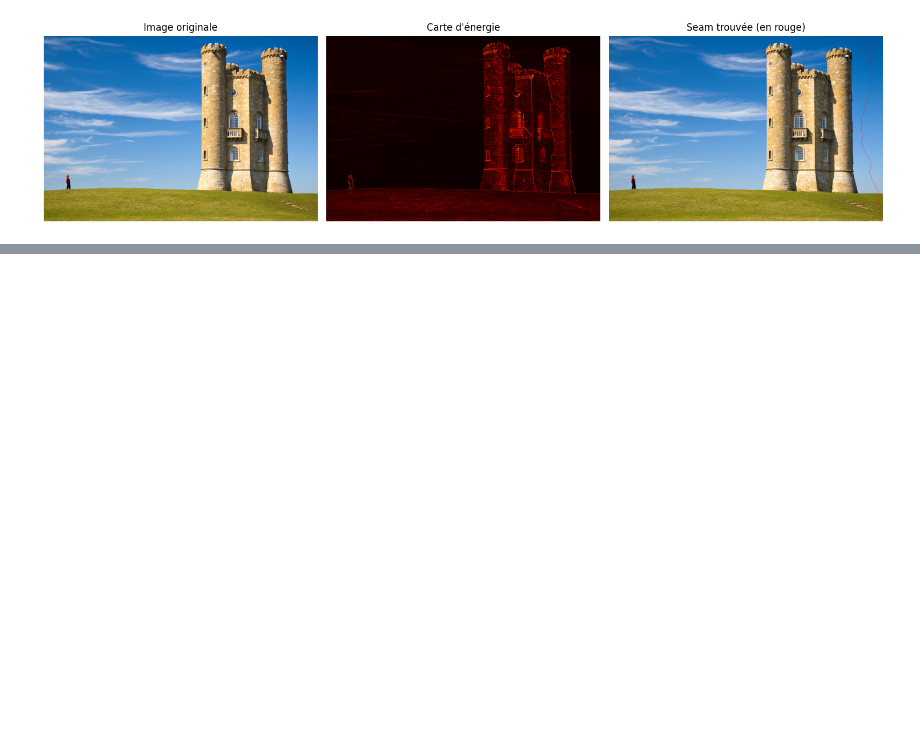
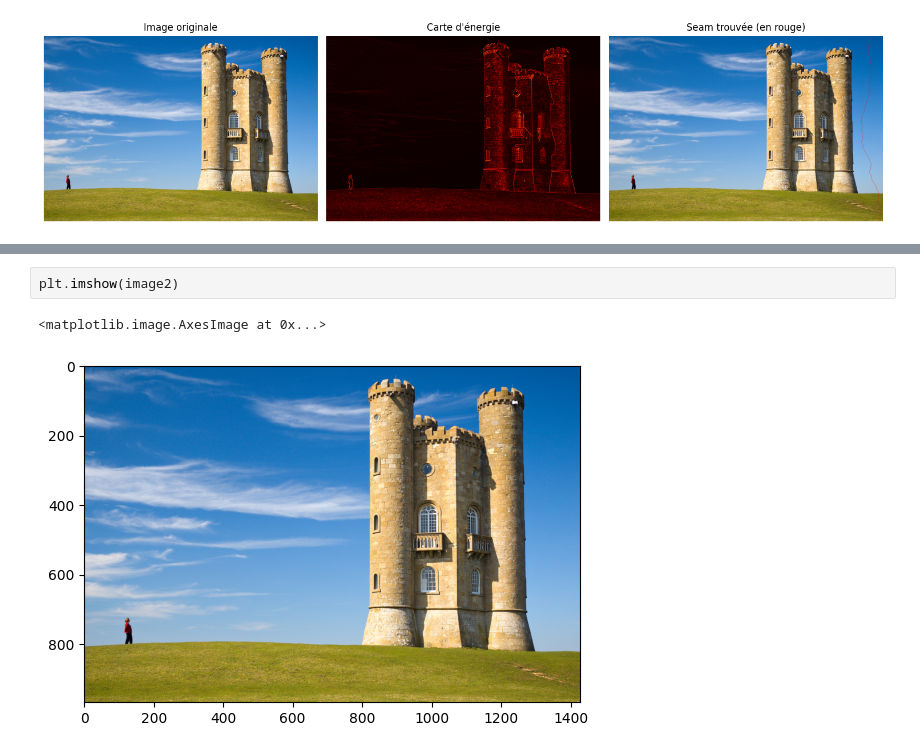
Before and after one commit to DeadlyTalha/seam-carving-project, a Jupyter notebook: seam_carving.ipynb, the cells around one changed output, grey strips where cells are left out. Cells and saved outputs as stored; diff of their text form; blank space fills up the shorter version.

```diff
--- a/seam_carving.ipynb
+++ b/seam_carving.ipynb
@@ -205,0 +306,5 @@ plt.show()
+# %%
+plt.imshow(image2)
+# %% [output]
+<matplotlib.image.AxesImage at 0x...>
+[figure, added]
```
Also changed, not shown: parts of 3 cells of this notebook.
